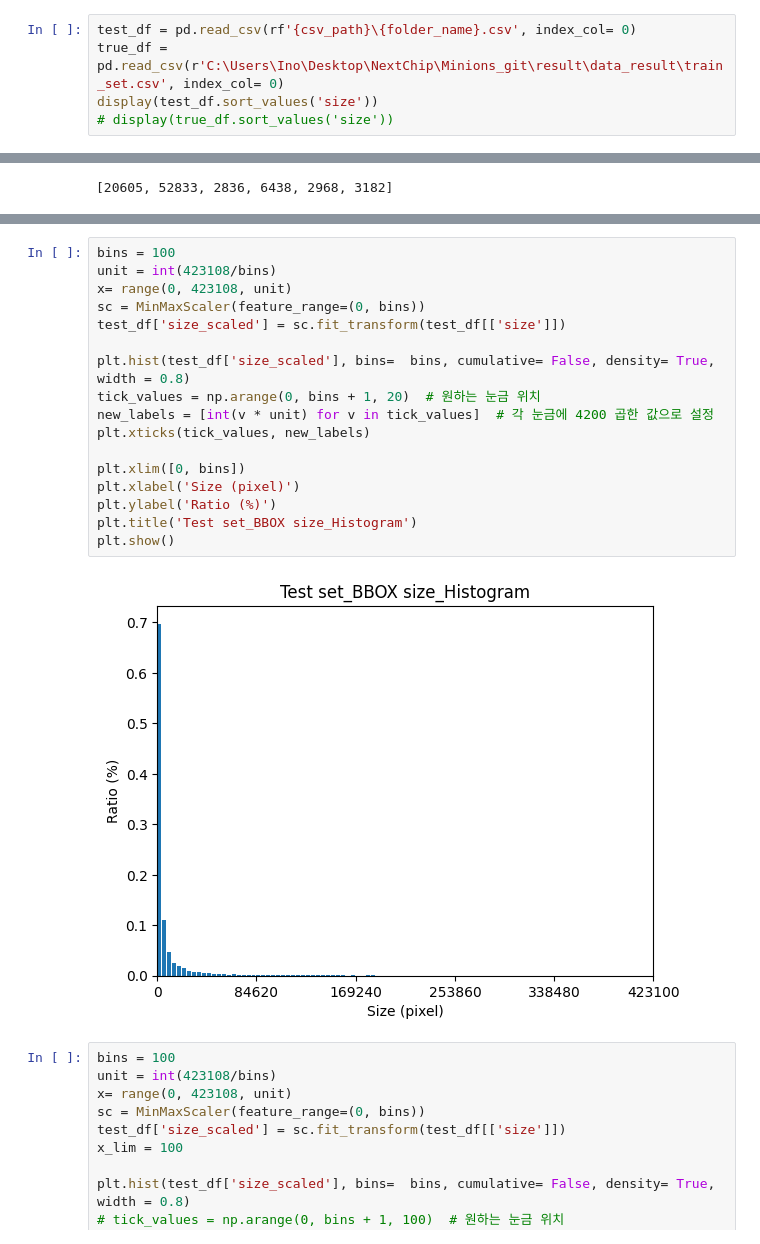
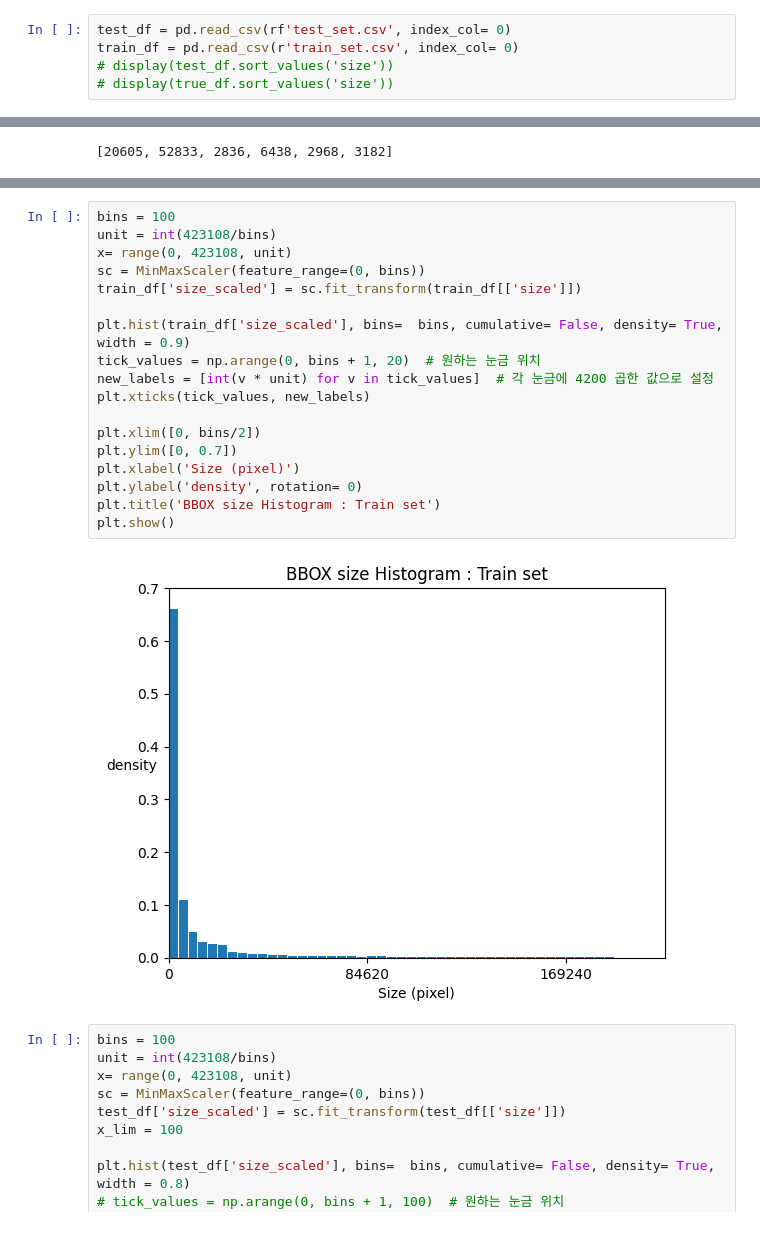
Before and after one commit to Lee-chan-hyeok/Nextchip_Autonomous_Driving_Contest, a Jupyter notebook: analysing/bbox/make_histogram.ipynb, the cells around one changed output, grey strips where cells are left out. Cells and saved outputs as stored; diff of their text form.

```diff
--- a/analysing/bbox/make_histogram.ipynb
+++ b/analysing/bbox/make_histogram.ipynb
@@ -13,7 +13,7 @@ folder_name = 'test_set'
 pred_label_dir = rf'C:\Users\Ino\Desktop\NextChip\eval_result'
 csv_path = r'C:\Users\Ino\Desktop\NextChip\Minions_git\result\data_result'
 # %%
-test_df = pd.read_csv(rf'{csv_path}\{folder_name}.csv', index_col= 0)
-true_df = pd.read_csv(r'C:\Users\Ino\Desktop\NextChip\Minions_git\result\data_result\train_set.csv', index_col= 0)
-display(test_df.sort_values('size'))
+test_df = pd.read_csv(rf'test_set.csv', index_col= 0)
+train_df = pd.read_csv(r'train_set.csv', index_col= 0)
+# display(test_df.sort_values('size'))
 # display(true_df.sort_values('size'))
@@ -68,22 +37,23 @@ for item in y:
 # %%
 bins = 100
 unit = int(423108/bins)
 x= range(0, 423108, unit)
 sc = MinMaxScaler(feature_range=(0, bins))
-test_df['size_scaled'] = sc.fit_transform(test_df[['size']])
+train_df['size_scaled'] = sc.fit_transform(train_df[['size']])
 
-plt.hist(test_df['size_scaled'], bins=  bins, cumulative= False, density= True, width = 0.8)
+plt.hist(train_df['size_scaled'], bins=  bins, cumulative= False, density= True, width = 0.9)
 tick_values = np.arange(0, bins + 1, 20)  # 원하는 눈금 위치
 new_labels = [int(v * unit) for v in tick_values]  # 각 눈금에 4200 곱한 값으로 설정
 plt.xticks(tick_values, new_labels)
 
-plt.xlim([0, bins])
+plt.xlim([0, bins/2])
+plt.ylim([0, 0.7])
 plt.xlabel('Size (pixel)')
-plt.ylabel('Ratio (%)')
-plt.title('Test set_BBOX size_Histogram')
+plt.ylabel('density', rotation= 0)
+plt.title('BBOX size Histogram : Train set')
 plt.show()
 # %% [output]
-[figure, old version]
+[figure, new version]
 # %%
 bins = 100
 unit = int(423108/bins)
```
Also changed, not shown: parts of 4 cells of this notebook, 21 other files.
